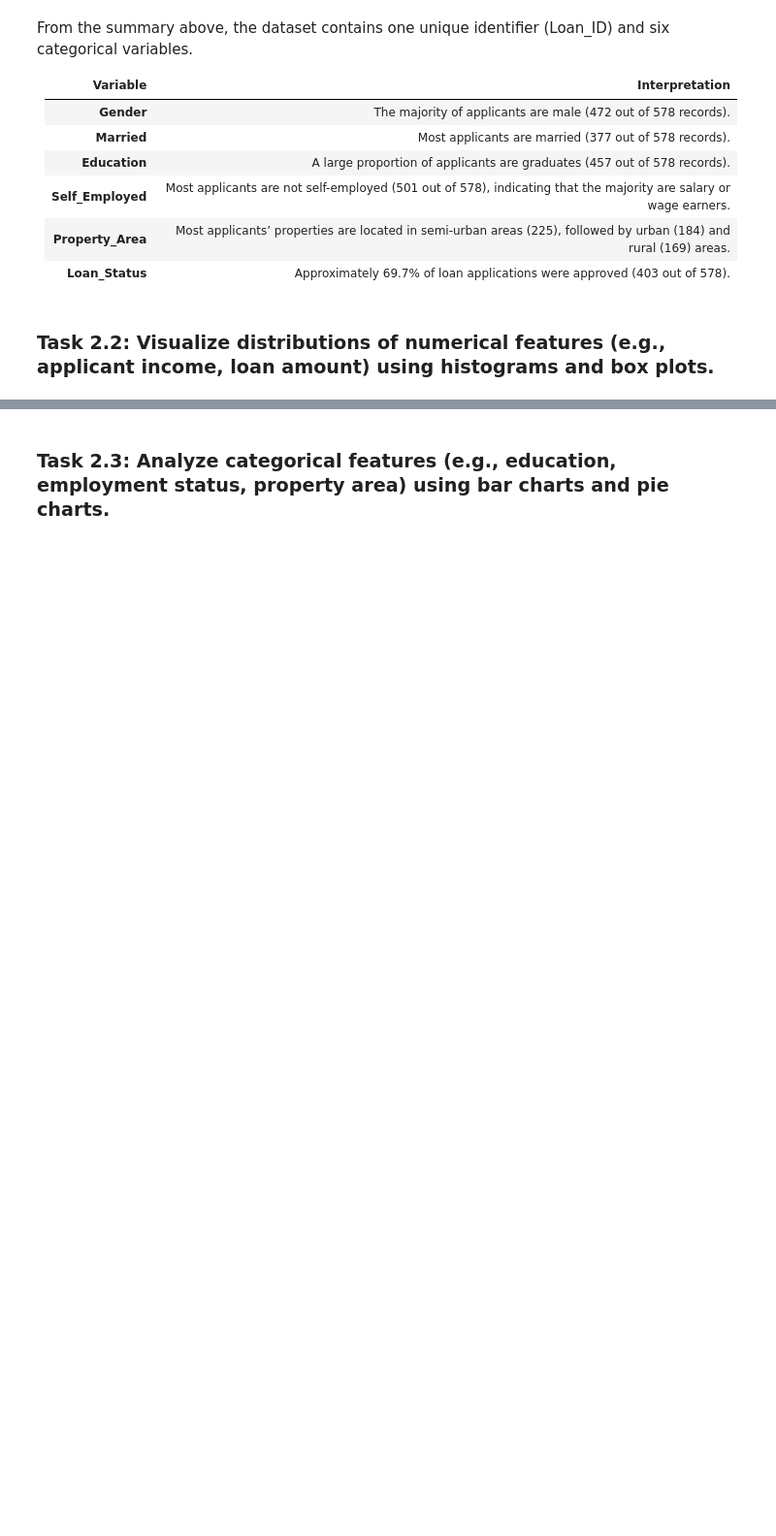
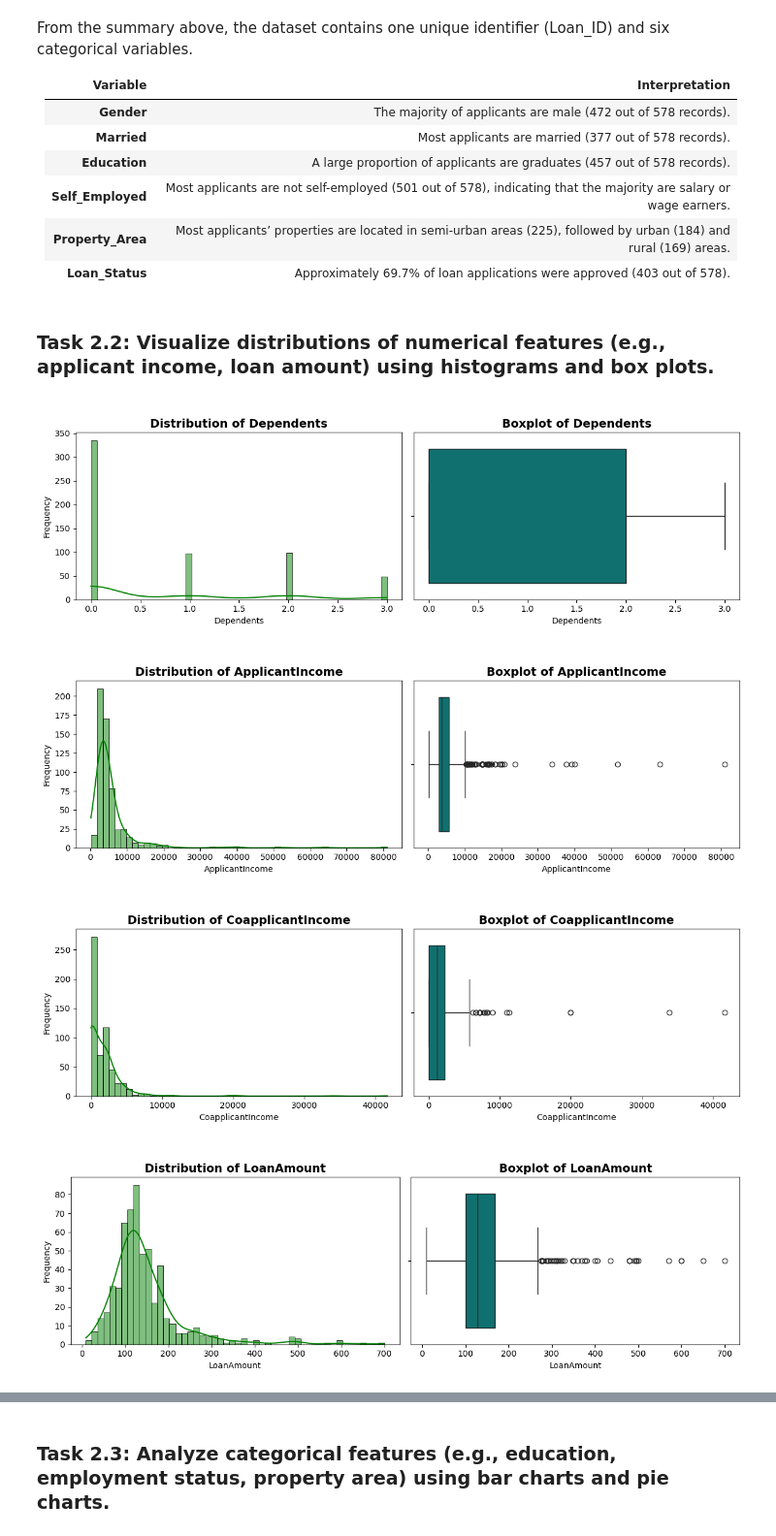
Before and after one commit to Olasquare043/EDA-on-Home-Loan-dataset, a Jupyter notebook: task_25.ipynb, the cells around one changed output, grey strips where cells are left out. Shown: that part at 97% size. Drawn from its saved outputs; the diff is of its cells as text; code cells hidden in the pictures; blank space fills up the shorter version.

Commit message:
Added visuals

```diff
--- a/task_25.ipynb
+++ b/task_25.ipynb
@@ -421,9 +421,9 @@ train_data.describe(include=['object']).T
 | Loan_Status | 578 | 2 | Y | 403 |
 # %%
 # let check their value distribution
-cols=['Gender','Married','Education','Self_Employed','Property_Area','Loan_Status']
+categorical_cols=['Gender','Married','Education','Self_Employed','Property_Area','Loan_Status']
 # printing the value count for each variable
-for col in cols:
+for col in categorical_cols:
     print(train_data[col].value_counts())
     print("---------------------------------------")
 # %% [output]
@@ -457,3 +457,24 @@ From the summary above, the dataset contains one unique identifier (Loan_ID) and
 | **Loan_Status**   | Approximately 69.7% of loan applications were approved (403 out of 578). |
 # %% [markdown]
 ### Task 2.2: Visualize distributions of numerical features (e.g., applicant income, loan amount) using histograms and box plots.
+# %%
+# let re-use the numerical_cols we defined when ploting boxplot earlier
+for col in numerical_cols:
+    plt.figure(figsize=(12,4))
+    plt.subplot(1,2,1)# first plot histogram
+    sns.histplot(train_data[col], kde=True, bins=50, color='green')
+    plt.title(f'\nDistribution of {col}',fontsize=14,fontweight="bold")
+    plt.xlabel(col)
+    plt.ylabel("Frequency")
+
+    plt.subplot(1,2,2)# second plot Boxplot
+    sns.boxplot(x=train_data[col], color="teal")
+    plt.title(f'\nBoxplot of {col}', fontsize=14, fontweight="bold")
+
+    plt.tight_layout()
+    plt.show()
+# %% [output]
+[figure, added]
+[figure, added]
+[figure, added]
+[figure, added]
```
Also changed, not shown: parts of 2 cells of this notebook.
